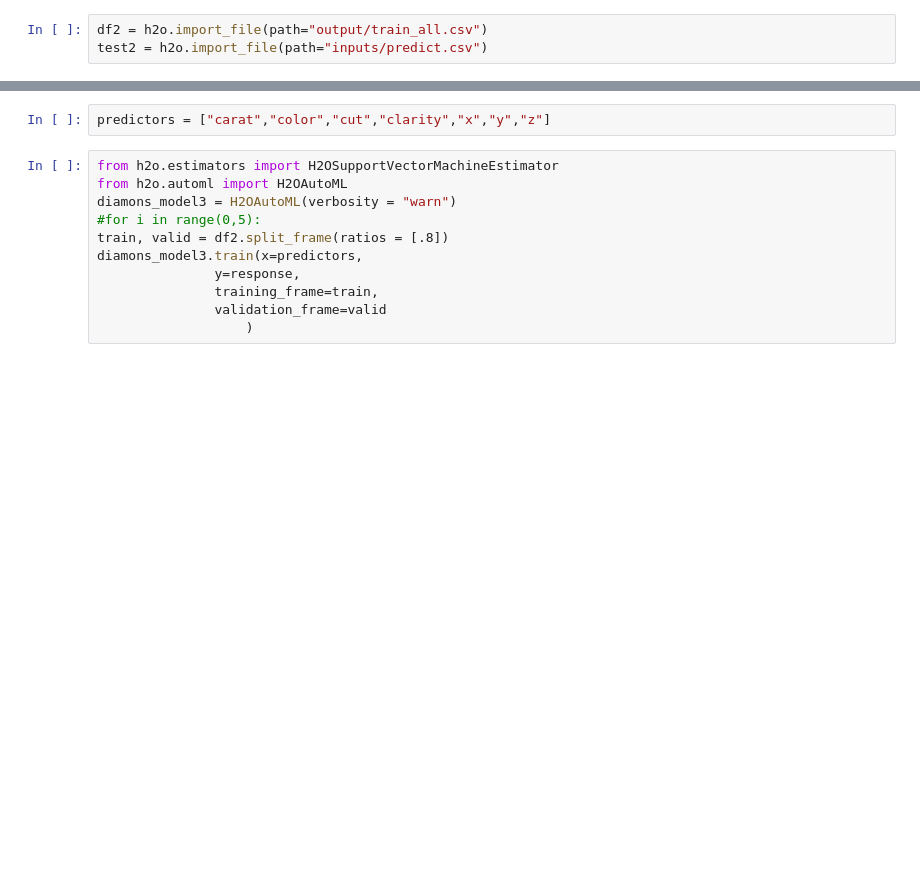
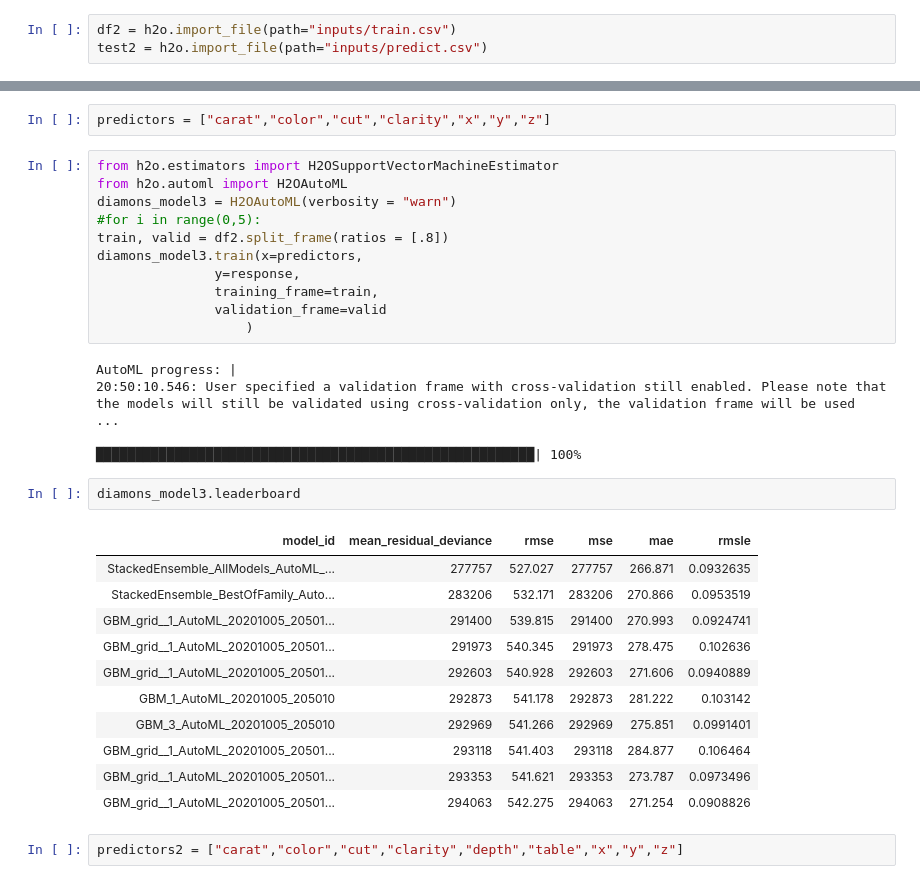
Before and after one commit to grundius1/kaggle-competition, a Jupyter notebook: h2o-test.ipynb, the cells around one changed output, grey strips where cells are left out. Drawn from its saved outputs; the diff is of its cells as text; blank space fills up the shorter version.

```diff
--- a/h2o-test.ipynb
+++ b/h2o-test.ipynb
@@ -252,5 +252,5 @@ upload
 # %%
 upload.to_csv(r'output/pred4.csv',index=False,header=True)
 # %%
-df2 = h2o.import_file(path="output/train_all.csv")
+df2 = h2o.import_file(path="inputs/train.csv")
 test2 = h2o.import_file(path="inputs/predict.csv")
@@ -269,3 +272,24 @@ diamons_model3.train(x=predictors,
                training_frame=train,
                validation_frame=valid
                    )
+# %% [output]
+AutoML progress: |
+20:50:10.546: User specified a validation frame with cross-validation still enabled. Please note that the models will still be validated using cross-validation only, the validation frame will be used  ...
+
+████████████████████████████████████████████████████████| 100%
+# %%
+diamons_model3.leaderboard
+# %% [output]
+| model_id | mean_residual_deviance | rmse | mse | mae | rmsle |
+| StackedEnsemble_AllModels_AutoML_... | 277757 | 527.027 | 277757 | 266.871 | 0.0932635 |
+| StackedEnsemble_BestOfFamily_Auto... | 283206 | 532.171 | 283206 | 270.866 | 0.0953519 |
+| GBM_grid__1_AutoML_20201005_20501... | 291400 | 539.815 | 291400 | 270.993 | 0.0924741 |
+| GBM_grid__1_AutoML_20201005_20501... | 291973 | 540.345 | 291973 | 278.475 | 0.102636 |
+| GBM_grid__1_AutoML_20201005_20501... | 292603 | 540.928 | 292603 | 271.606 | 0.0940889 |
+| GBM_1_AutoML_20201005_205010 | 292873 | 541.178 | 292873 | 281.222 | 0.103142 |
+| GBM_3_AutoML_20201005_205010 | 292969 | 541.266 | 292969 | 275.851 | 0.0991401 |
+| GBM_grid__1_AutoML_20201005_20501... | 293118 | 541.403 | 293118 | 284.877 | 0.106464 |
+| GBM_grid__1_AutoML_20201005_20501... | 293353 | 541.621 | 293353 | 273.787 | 0.0973496 |
+| GBM_grid__1_AutoML_20201005_20501... | 294063 | 542.275 | 294063 | 271.254 | 0.0908826 |
+# %%
+predictors2 = ["carat","color","cut","clarity","depth","table","x","y","z"]
```
Also changed, not shown: parts of 11 cells of this notebook, 3 other files.
